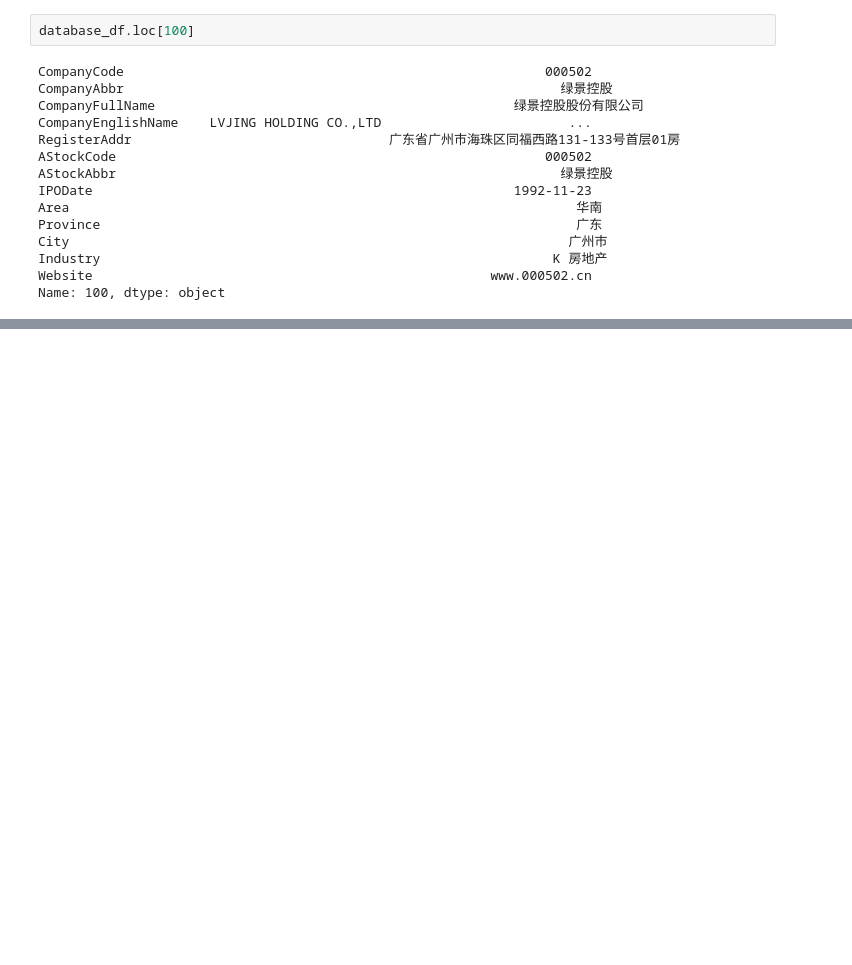
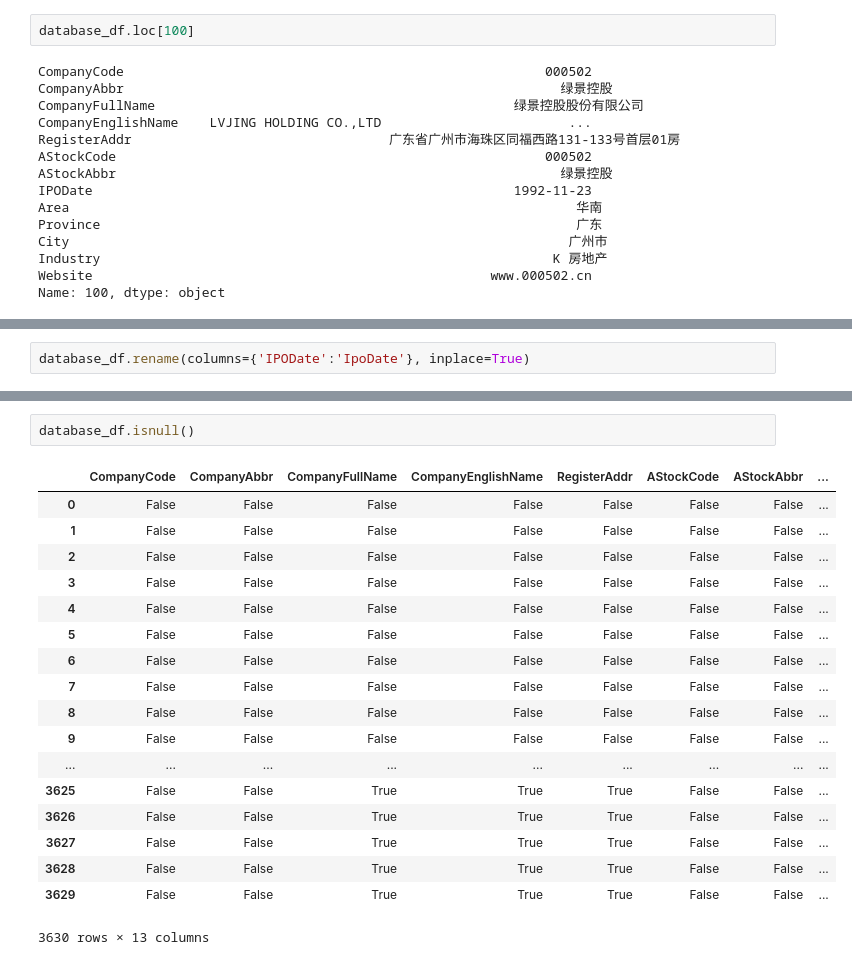
Before and after one commit to DerekLoveCC/Writings, a Jupyter notebook: Fintech_Wechat/Code/Pandas/PandasBaseKnowledge.ipynb, the cells around one changed output, grey strips where cells are left out. Saved outputs shown, nothing was run; the diff lists cells and outputs as text; blank space fills up the shorter version.

```diff
--- a/Fintech_Wechat/Code/Pandas/PandasBaseKnowledge.ipynb
+++ b/Fintech_Wechat/Code/Pandas/PandasBaseKnowledge.ipynb
@@ -221,4 +210,6 @@ database_df[database_df['Industry']=='J 金融业']
 | 1387 | 002948 | 青岛银行 | 青岛银行股份有限公司 | BANK OF QINGDAO CO., LTD. ... | 山东省青岛市崂山区秦岭路6号3号楼 | 002948 | 青岛银行 | ... |
 | 1395 | 002958 | 青农商行 | 青岛农村商业银行股份有限公司 | Qingdao Rural Commercial Bank Cor... | 山东省青岛市崂山区秦岭路6号1号楼 | 002958 | 青农商行 | ... |
 | 1702 | 300309 | 吉艾科技 | 吉艾科技集团股份公司 | GI Technologies Group Co.,Ltd. ... | 北京市丰台区海鹰路1号院2号楼2层201室 | 300309 | 吉艾科技 | ... |
+# %%
+database_df.rename(columns={'IPODate':'IpoDate'}, inplace=True)
 # %%
@@ -237 +236,22 @@ array([['000001', '平安银行', '平安银行股份有限公司', ..., '深圳
+# %%
+database_df.isnull()
+# %% [output]
+|  | CompanyCode | CompanyAbbr | CompanyFullName | CompanyEnglishName | RegisterAddr | AStockCode | AStockAbbr | ... |
+| 0 | False | False | False | False | False | False | False | ... |
+| 1 | False | False | False | False | False | False | False | ... |
+| 2 | False | False | False | False | False | False | False | ... |
+| 3 | False | False | False | False | False | False | False | ... |
+| 4 | False | False | False | False | False | False | False | ... |
+| 5 | False | False | False | False | False | False | False | ... |
+| 6 | False | False | False | False | False | False | False | ... |
+| 7 | False | False | False | False | False | False | False | ... |
+| 8 | False | False | False | False | False | False | False | ... |
+| 9 | False | False | False | False | False | False | False | ... |
+| ... | ... | ... | ... | ... | ... | ... | ... | ... |
+| 3625 | False | False | True | True | True | False | False | ... |
+| 3626 | False | False | True | True | True | False | False | ... |
+| 3627 | False | False | True | True | True | False | False | ... |
+| 3628 | False | False | True | True | True | False | False | ... |
+| 3629 | False | False | True | True | True | False | False | ... |
+3630 rows × 13 columns
 # %%
```
Also changed, not shown: parts of 21 cells of this notebook, 6 other files.
